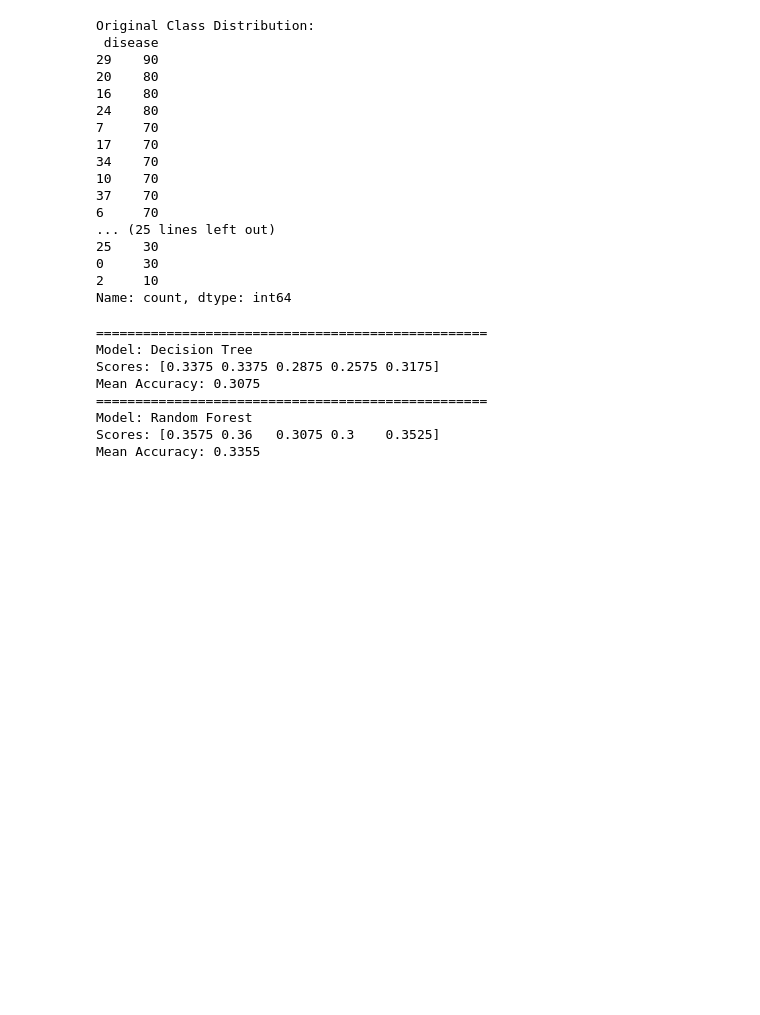
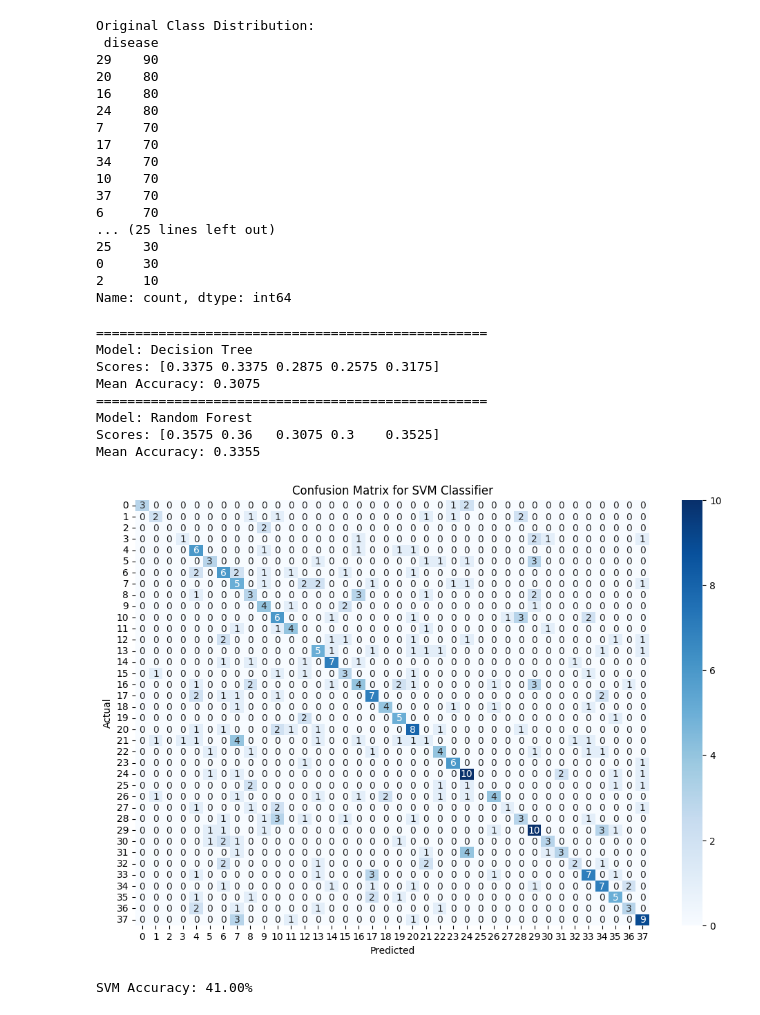
Before and after one commit to smmunna/machine-learning-projects, a Jupyter notebook: disease-prediction.ipynb, the cells around one changed output. Cells and saved outputs as stored; diff of their text form; code cells hidden in the pictures; blank space fills up the shorter version.

```diff
--- a/disease-prediction.ipynb
+++ b/disease-prediction.ipynb
@@ -109,3 +109,37 @@ Mean Accuracy: 0.3075
 Model: Random Forest
 Scores: [0.3575 0.36   0.3075 0.3    0.3525]
 Mean Accuracy: 0.3355
+# %%
+from sklearn.svm import SVC
+from sklearn.metrics import confusion_matrix, accuracy_score
+from sklearn.model_selection import train_test_split
+import seaborn as sns
+import matplotlib.pyplot as plt
+
+# Split data into train and test
+X_train, X_test, y_train, y_test = train_test_split(
+    X, y, test_size=0.2, random_state=42, stratify=y
+)
+
+# Train SVM
+svm_model = SVC()
+svm_model.fit(X_train, y_train)
+
+# Predict on test set
+svm_preds = svm_model.predict(X_test)
+
+# Confusion matrix
+cf_matrix_svm = confusion_matrix(y_test, svm_preds)
+
+plt.figure(figsize=(12, 8))
+sns.heatmap(cf_matrix_svm, annot=True, fmt="d", cmap="Blues")
+plt.title("Confusion Matrix for SVM Classifier")
+plt.xlabel("Predicted")
+plt.ylabel("Actual")
+plt.show()
+
+# Accuracy
+print(f"SVM Accuracy: {accuracy_score(y_test, svm_preds) * 100:.2f}%")
+# %% [output]
+[figure, added]
+SVM Accuracy: 41.00%
```
